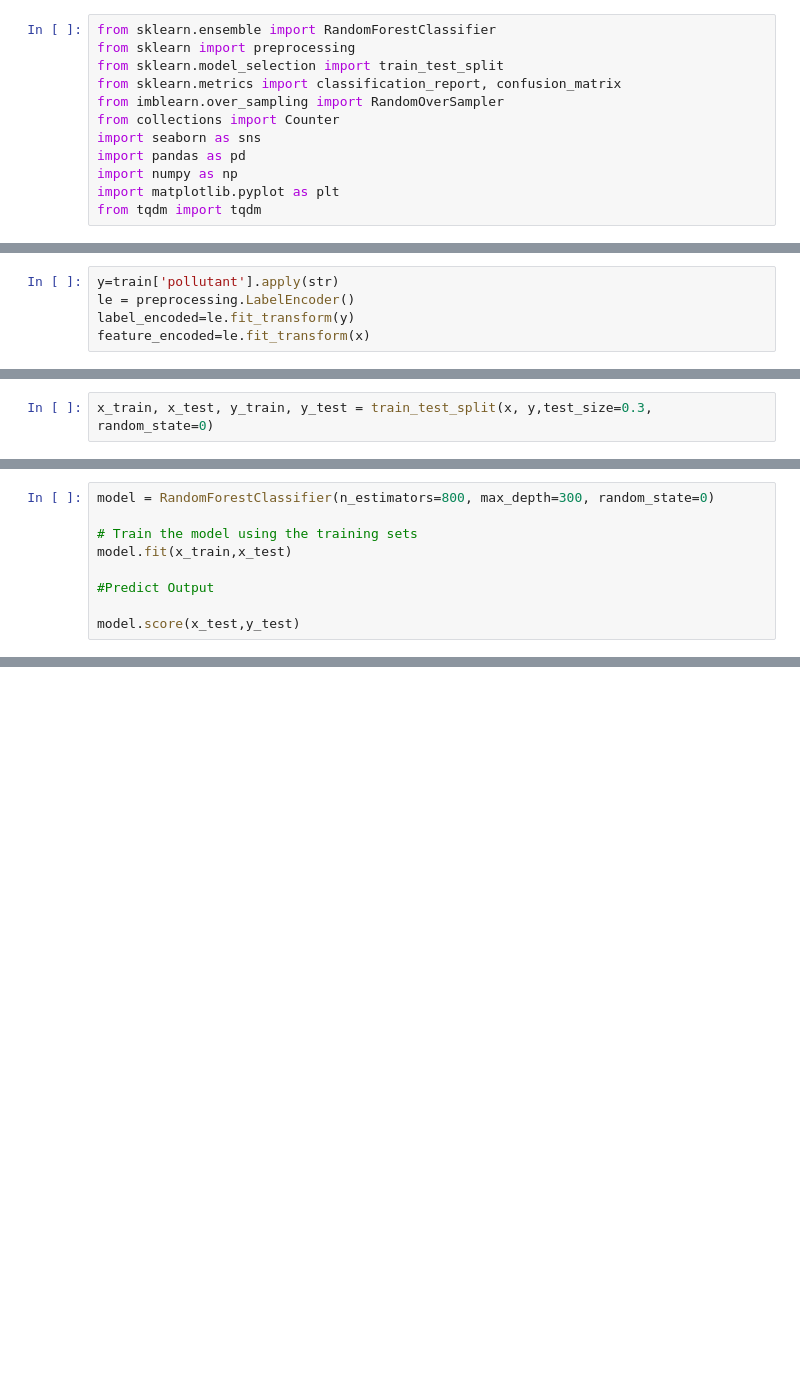
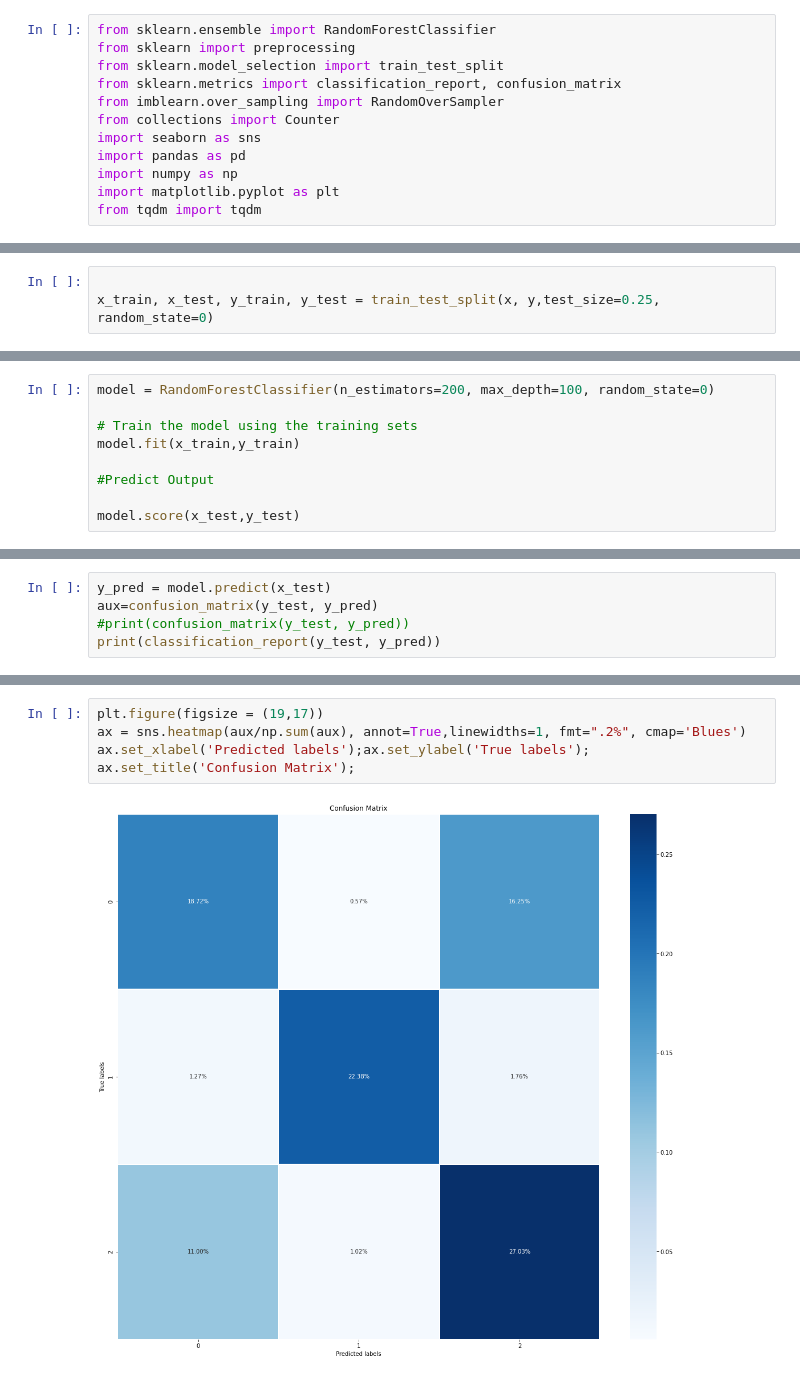
Before and after one commit to OnlyData-64/Schneider-Electric-Hackhaton, a Jupyter notebook: randomForest.ipynb, the cells around one changed output, grey strips where cells are left out. Drawn from its saved outputs; the diff is of its cells as text; blank space fills up the shorter version.

```diff
--- a/randomForest.ipynb
+++ b/randomForest.ipynb
@@ -36,5 +49,0 @@ def str2tag(y):
-# %%
-y=train['pollutant'].apply(str)
-le = preprocessing.LabelEncoder()
-label_encoded=le.fit_transform(y)
-feature_encoded=le.fit_transform(x)
@@ -43,2 +54,3 @@ TypeError: Encoders require their input to be uniformly strings or numbers. Got
 # %%
-x_train, x_test, y_train, y_test = train_test_split(x, y,test_size=0.3, random_state=0)
+
+x_train, x_test, y_train, y_test = train_test_split(x, y,test_size=0.25, random_state=0)
@@ -45,8 +67,8 @@ x_train, x_test, y_train, y_test = train_test_split(x, y,test_size=0.3, random_s
 # %%
-model = RandomForestClassifier(n_estimators=800, max_depth=300, random_state=0)
+model = RandomForestClassifier(n_estimators=200, max_depth=100, random_state=0)
 
 # Train the model using the training sets
-model.fit(x_train,x_test)
+model.fit(x_train,y_train)
 
 #Predict Output
 
@@ -55,0 +78,5 @@ ValueError: could not convert string to float: 'Luxembourg'
+# %%
+y_pred = model.predict(x_test)
+aux=confusion_matrix(y_test, y_pred)
+#print(confusion_matrix(y_test, y_pred))
+print(classification_report(y_test, y_pred))
@@ -55,0 +93,7 @@ ValueError: could not convert string to float: 'Luxembourg'
+# %%
+plt.figure(figsize = (19,17))
+ax = sns.heatmap(aux/np.sum(aux), annot=True,linewidths=1, fmt=".2%", cmap='Blues')
+ax.set_xlabel('Predicted labels');ax.set_ylabel('True labels');
+ax.set_title('Confusion Matrix');
+# %% [output]
+[figure, added]
```
Also changed, not shown: parts of 10 cells of this notebook.
